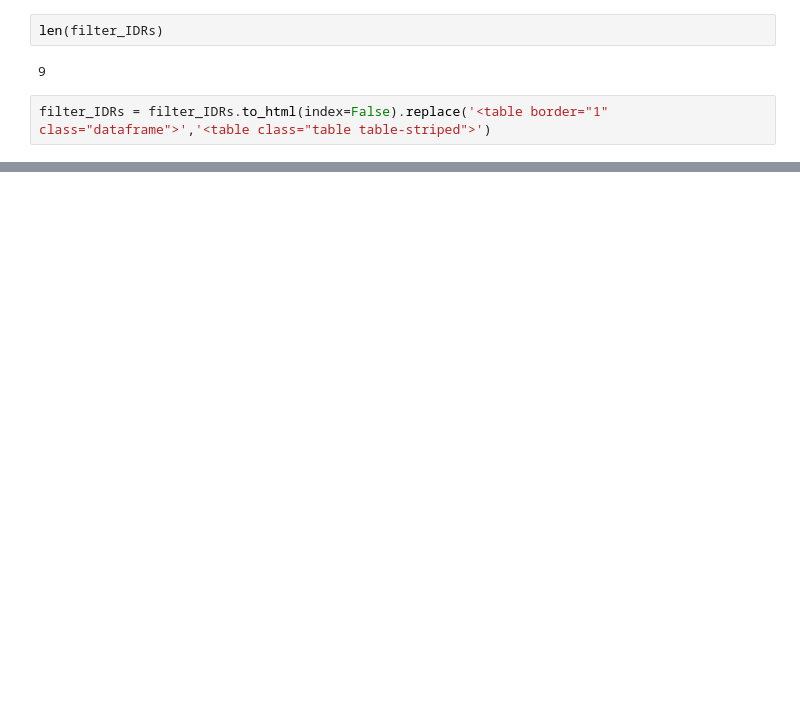
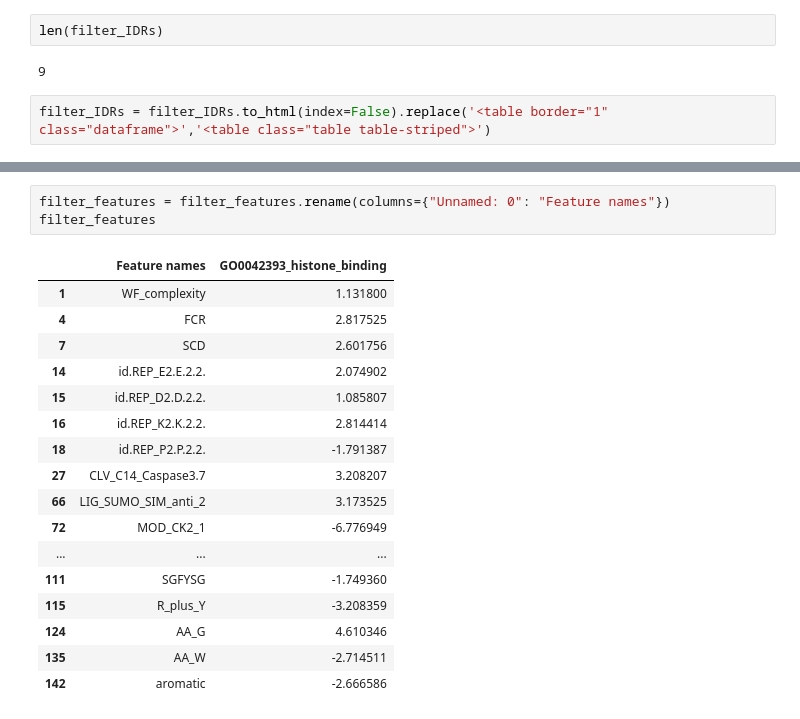
Before and after one commit to ShutingXie/IDR, a Jupyter notebook: IDR.ipynb, the cells around one changed output, grey strips where cells are left out. Drawn from its saved outputs; the diff is of its cells as text; blank space fills up the shorter version.

```diff
--- a/IDR.ipynb
+++ b/IDR.ipynb
@@ -284,0 +240,21 @@ f.close()
+# %%
+filter_features = filter_features.rename(columns={"Unnamed: 0": "Feature names"})
+filter_features
+# %% [output]
+|  | Feature names | GO0042393_histone_binding |
+| 1 | WF_complexity | 1.131800 |
+| 4 | FCR | 2.817525 |
+| 7 | SCD | 2.601756 |
+| 14 | id.REP_E2.E.2.2. | 2.074902 |
+| 15 | id.REP_D2.D.2.2. | 1.085807 |
+| 16 | id.REP_K2.K.2.2. | 2.814414 |
+| 18 | id.REP_P2.P.2.2. | -1.791387 |
+| 27 | CLV_C14_Caspase3.7 | 3.208207 |
+| 66 | LIG_SUMO_SIM_anti_2 | 3.173525 |
+| 72 | MOD_CK2_1 | -6.776949 |
+| ... | ... | ... |
+| 111 | SGFYSG | -1.749360 |
+| 115 | R_plus_Y | -3.208359 |
+| 124 | AA_G | 4.610346 |
+| 135 | AA_W | -2.714511 |
+| 142 | aromatic | -2.666586 |
```
Also changed, not shown: parts of 16 cells of this notebook, 1 other file.
